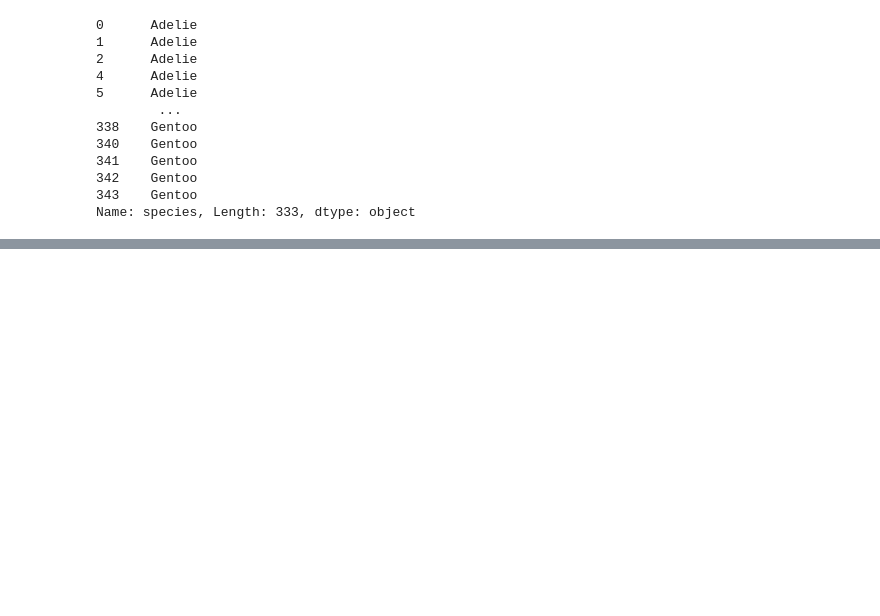
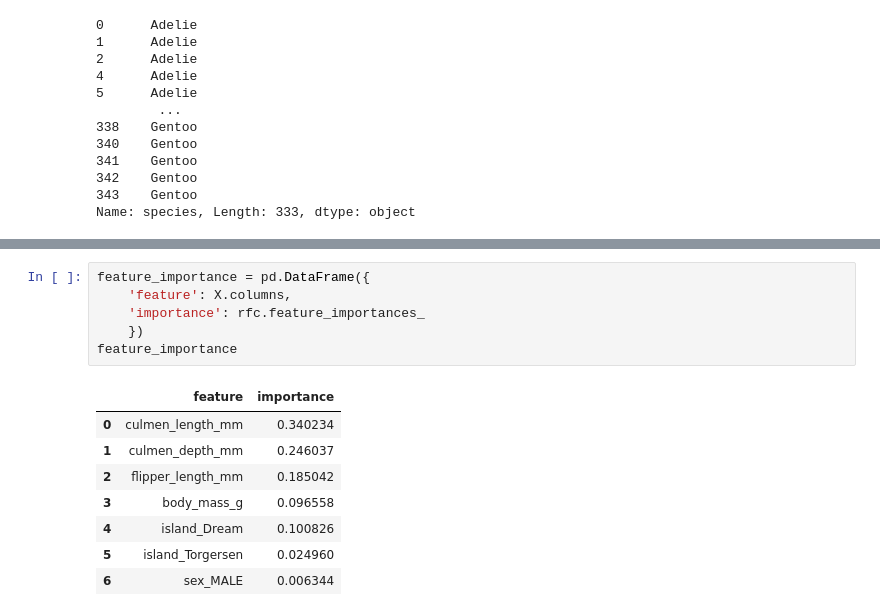
Before and after one commit to beniamine3155/Machine_Learning_AtoZ, a Jupyter notebook: 13_Random_Forest/random_forest.ipynb, the cells around one changed output, grey strips where cells are left out. Saved outputs shown, nothing was run; the diff lists cells and outputs as text; blank space fills up the shorter version.

```diff
--- a/13_Random_Forest/random_forest.ipynb
+++ b/13_Random_Forest/random_forest.ipynb
@@ -167,0 +235,15 @@ X_train.shape, X_test.shape
+# %%
+feature_importance = pd.DataFrame({
+    'feature': X.columns,
+    'importance': rfc.feature_importances_
+    })
+feature_importance
+# %% [output]
+|  | feature | importance |
+| 0 | culmen_length_mm | 0.340234 |
+| 1 | culmen_depth_mm | 0.246037 |
+| 2 | flipper_length_mm | 0.185042 |
+| 3 | body_mass_g | 0.096558 |
+| 4 | island_Dream | 0.100826 |
+| 5 | island_Torgersen | 0.024960 |
+| 6 | sex_MALE | 0.006344 |
```
Also changed, not shown: parts of 10 cells of this notebook.
